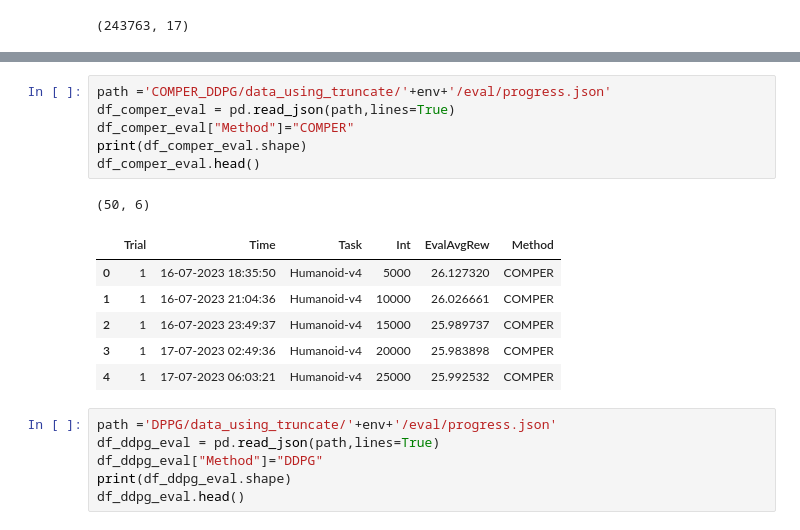
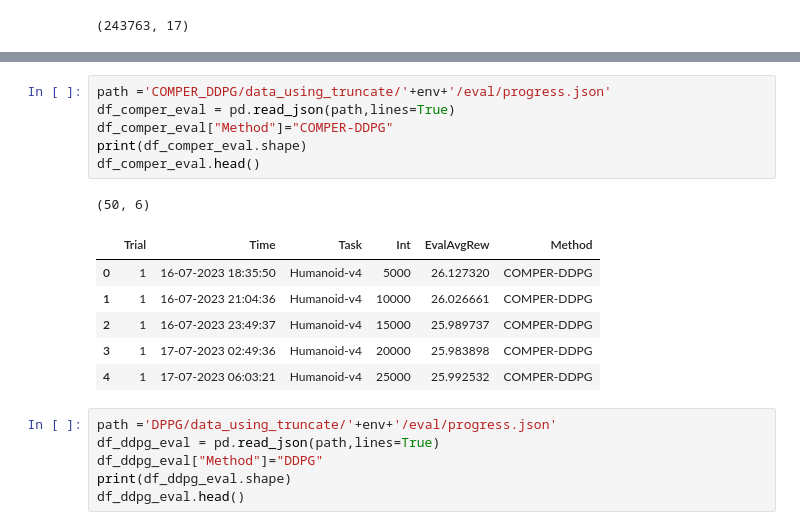
Before and after one commit to DanielEugenioNeves/COMPER-GYM-RESULTS, a Jupyter notebook: Humanoid-v4-Truncate.ipynb, the cells around one changed output, grey strips where cells are left out. Drawn from its saved outputs; the diff is of its cells as text.

```diff
--- a/Humanoid-v4-Truncate.ipynb
+++ b/Humanoid-v4-Truncate.ipynb
@@ -81,17 +81,17 @@ KeyboardInterrupt:
 # %%
 path ='COMPER_DDPG/data_using_truncate/'+env+'/eval/progress.json'
 df_comper_eval = pd.read_json(path,lines=True)
-df_comper_eval["Method"]="COMPER"
+df_comper_eval["Method"]="COMPER-DDPG"
 print(df_comper_eval.shape)
 df_comper_eval.head()
 # %% [output]
 (50, 6)
 |  | Trial | Time | Task | Int | EvalAvgRew | Method |
-| 0 | 1 | 16-07-2023 18:35:50 | Humanoid-v4 | 5000 | 26.127320 | COMPER |
-| 1 | 1 | 16-07-2023 21:04:36 | Humanoid-v4 | 10000 | 26.026661 | COMPER |
-| 2 | 1 | 16-07-2023 23:49:37 | Humanoid-v4 | 15000 | 25.989737 | COMPER |
-| 3 | 1 | 17-07-2023 02:49:36 | Humanoid-v4 | 20000 | 25.983898 | COMPER |
-| 4 | 1 | 17-07-2023 06:03:21 | Humanoid-v4 | 25000 | 25.992532 | COMPER |
+| 0 | 1 | 16-07-2023 18:35:50 | Humanoid-v4 | 5000 | 26.127320 | COMPER-DDPG |
+| 1 | 1 | 16-07-2023 21:04:36 | Humanoid-v4 | 10000 | 26.026661 | COMPER-DDPG |
+| 2 | 1 | 16-07-2023 23:49:37 | Humanoid-v4 | 15000 | 25.989737 | COMPER-DDPG |
+| 3 | 1 | 17-07-2023 02:49:36 | Humanoid-v4 | 20000 | 25.983898 | COMPER-DDPG |
+| 4 | 1 | 17-07-2023 06:03:21 | Humanoid-v4 | 25000 | 25.992532 | COMPER-DDPG |
 # %%
 path ='DPPG/data_using_truncate/'+env+'/eval/progress.json'
 df_ddpg_eval = pd.read_json(path,lines=True)
```
Also changed, not shown: parts of 10 cells of this notebook, 59 other files.
